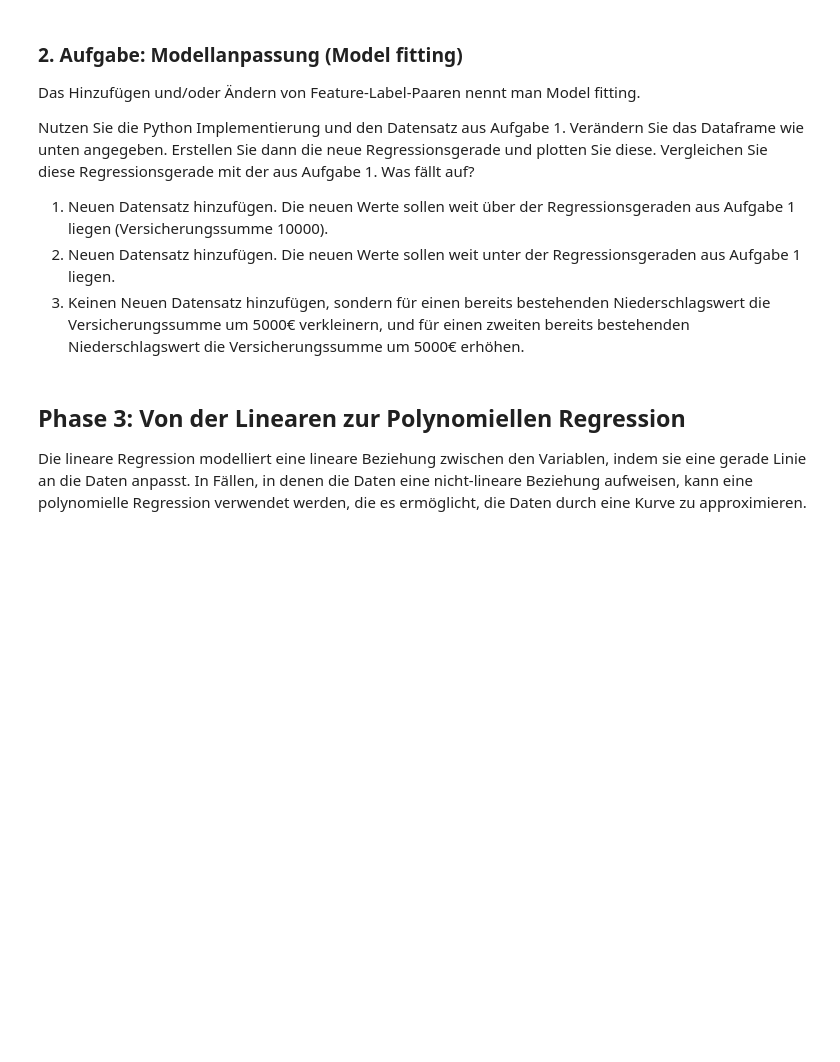
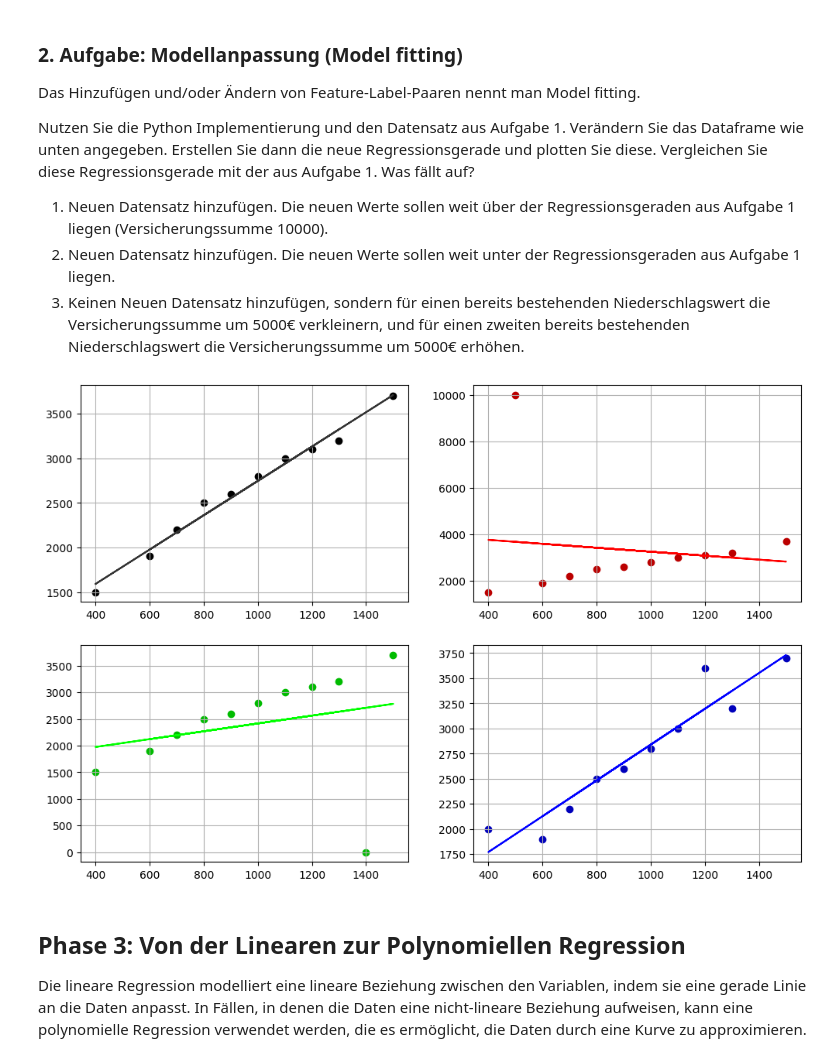
Before and after one commit to schaeferju/003_004, a Jupyter notebook: PythonGrundlagen_004/PythonGrundlagen_004.ipynb, the cells around one changed output. Saved outputs shown, nothing was run; the diff lists cells and outputs as text; code cells hidden in the pictures; blank space fills up the shorter version.

```diff
--- a/PythonGrundlagen_004/PythonGrundlagen_004.ipynb
+++ b/PythonGrundlagen_004/PythonGrundlagen_004.ipynb
@@ -129,3 +160,85 @@ Nutzen Sie die Python Implementierung und den Datensatz aus Aufgabe 1. Veränder
+# %%
+# Model fitting
+
+# 1. Benötigte Python Pakete importieren
+import numpy as np
+import pandas as pd
+import matplotlib.pyplot as plt
+from sklearn.linear_model import LinearRegression
+
+# 2. CSV-Datei einlesen
+df = pd.read_csv('Wohngebaeudeversicherung.csv')
+
+# 3. Daten anzeigen
+# print(df)
+
+# 4. Daten für Niederschlag und Versicherungssumme in ein DataFrame extrahieren
+x_data = df['Niederschlag (mm/Jahr)'].to_numpy()
+y_data = df['Versicherungssumme (€)'].to_numpy()
+
+# 5. Neuer Datensatz als DataFrame und original Dataframe hinzufügen
+x_data_1 = np.append(x_data, 500)
+y_data_1 = np.append(y_data, 10000)
+
+x_data_2 = np.append(x_data, 1400)
+y_data_2 = np.append(y_data, 0)
+
+x_data_3 = x_data
+y_data_3 = y_data.copy()
+y_data_3[1] = 3600
+y_data_3[4] = 2000
+
+x_data = x_data.reshape(-1,1)
+x_data_1 = x_data_1.reshape(-1,1)
+x_data_2 = x_data_2.reshape(-1,1)
+x_data_3 = x_data_3.reshape(-1,1)
+
+
+# 6. Model fitting. Lineare Regression mit Scikit-Learn - Modell erstellen und trainieren
+model = LinearRegression()
+model.fit(x_data, y_data)
+
+model_1 = LinearRegression()
+model_1.fit(x_data_1,y_data_1)
+
+model_2 = LinearRegression()
+model_2.fit(x_data_2,y_data_2)
+
+model_3 = LinearRegression()
+model_3.fit(x_data_3,y_data_3)
+
+
+# 7. Vorhersage der Regressionsgerade
+y_pred = model.predict(x_data)
+y_pred_1 = model_1.predict(x_data_1)
+y_pred_2 = model_2.predict(x_data_2)
+y_pred_3 = model_3.predict(x_data_3)
+
+
+# 8. Visualisieren der Regressionsgerade
+fig, axs = plt.subplots(2, 2, figsize=(12,8))
+axs[0,0].plot(x_data, y_pred, color='#333333')
+axs[0,0].scatter(x_data, y_data, color='#000000')
+
+axs[0,1].plot(x_data_1, y_pred_1, color='#FF0000')
+axs[0,1].scatter(x_data_1, y_data_1, color='#BB0000')
+
+axs[1,0].plot(x_data_2, y_pred_2, color='#00FF00')
+axs[1,0].scatter(x_data_2, y_data_2, color='#00BB00')
+
+axs[1,1].plot(x_data_3, y_pred_3, color='#0000FF')
+axs[1,1].scatter(x_data_3, y_data_3, color='#0000BB')
+
+
+# 9. Sachen für einen schönen Plot
+axs[0,0].grid(True)
+axs[0,1].grid(True)
+axs[1,0].grid(True)
+axs[1,1].grid(True)
+
+plt.show()
+# %% [output]
+[figure, added]
 # %% [markdown]
 ## Phase 3: Von der Linearen zur Polynomiellen Regression
 
```
Also changed, not shown: parts of 7 cells of this notebook.
